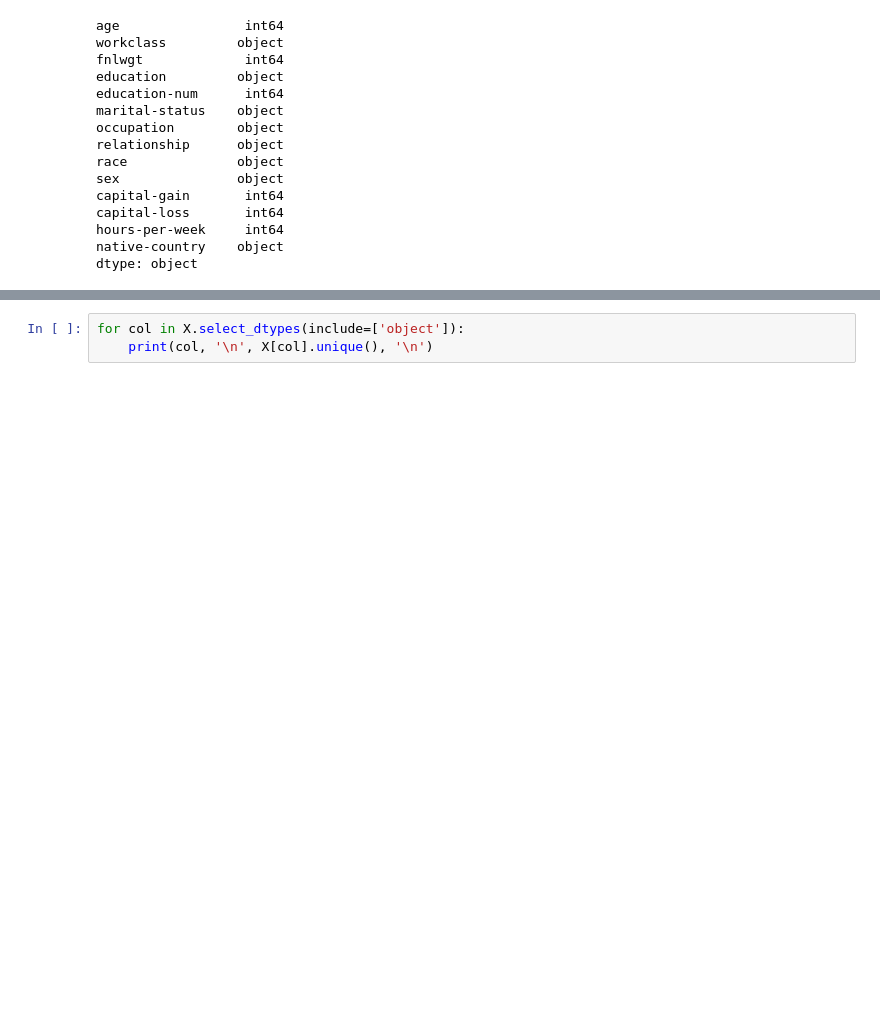
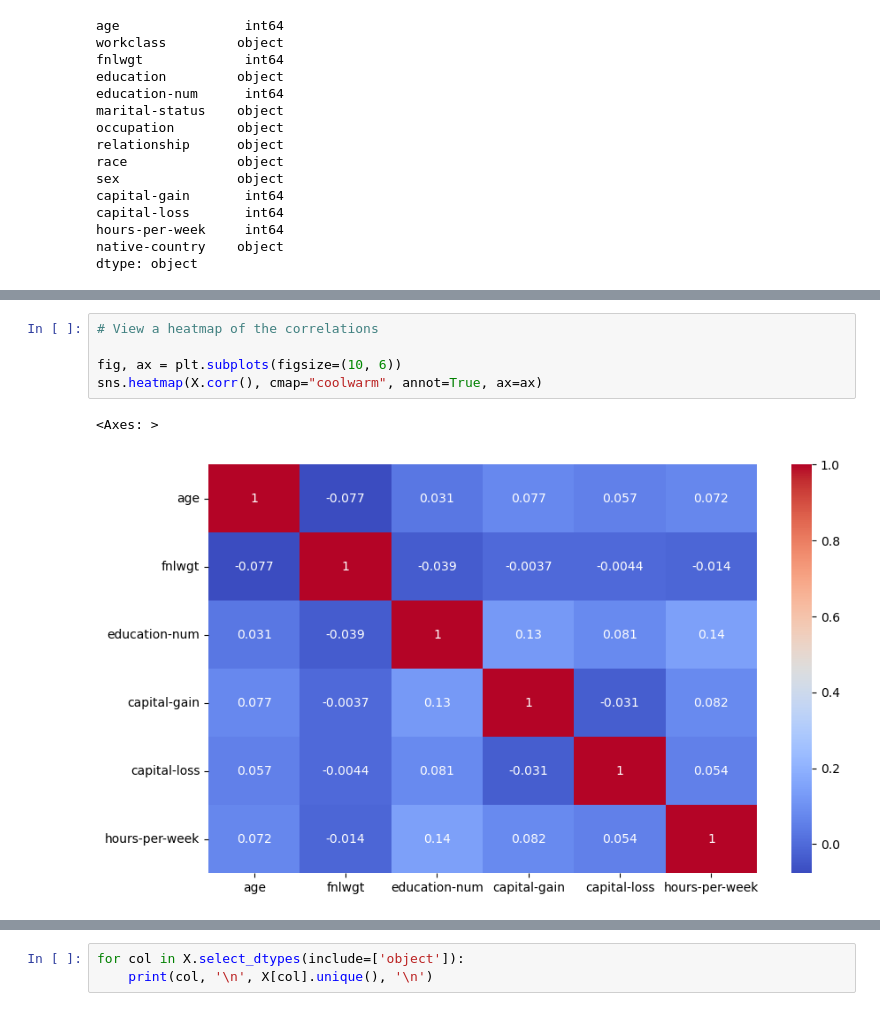
Before and after one commit to Trade4Bread/DAT_402_ML_P1, a Jupyter notebook: ML_P1.ipynb, the cells around one changed output, grey strips where cells are left out. Drawn from its saved outputs; the diff is of its cells as text; blank space fills up the shorter version.

```diff
--- a/ML_P1.ipynb
+++ b/ML_P1.ipynb
@@ -105,0 +147,8 @@ dtype: object
+# %%
+# View a heatmap of the correlations
+
+fig, ax = plt.subplots(figsize=(10, 6))
+sns.heatmap(X.corr(), cmap="coolwarm", annot=True, ax=ax)
+# %% [output]
+<Axes: >
+[figure, added]
```
Also changed, not shown: parts of 34 cells of this notebook.
